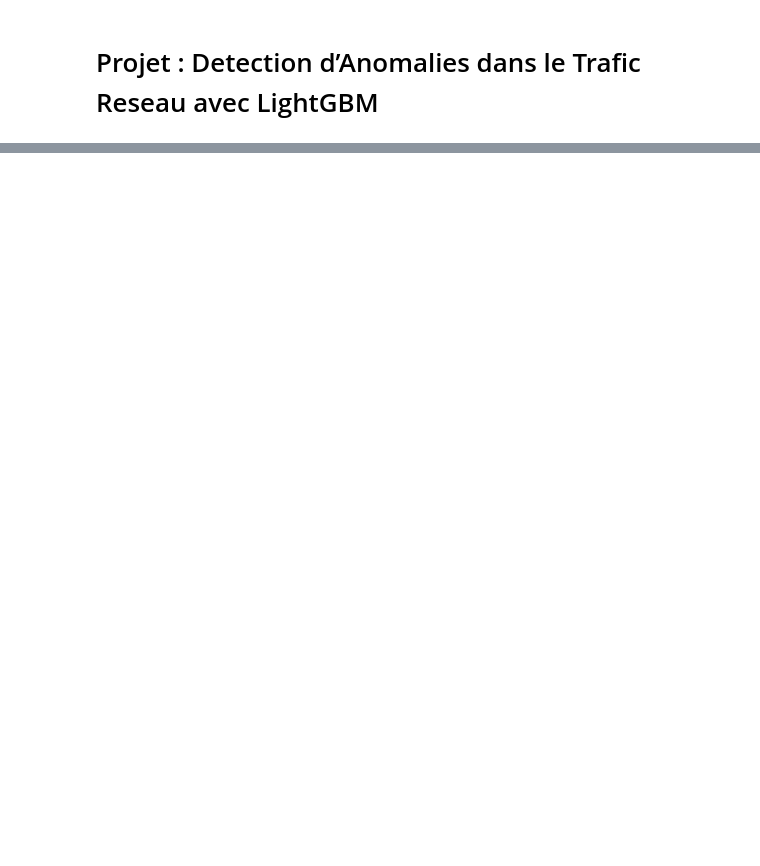
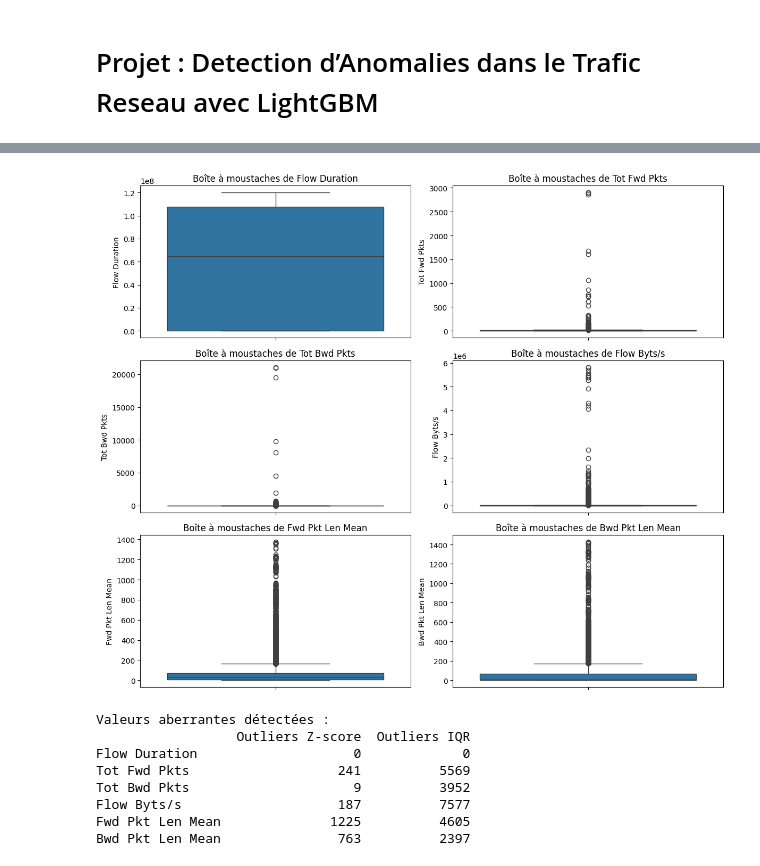
Before and after one commit to Ibrahima-Ndao/lightgbm-anomaly-detection, a Jupyter notebook: detection_anomalies_lightgbm.ipynb, the cells around one changed output, grey strips where cells are left out. Drawn from its saved outputs; the diff is of its cells as text; code cells hidden in the pictures; blank space fills up the shorter version.

```diff
--- a/detection_anomalies_lightgbm.ipynb
+++ b/detection_anomalies_lightgbm.ipynb
@@ -64,0 +86,53 @@ max    1.670453e+15  1.670453e+15
+# %%
+# **4. Détection des valeurs aberrantes avec boîtes à moustaches**
+fig, axes = plt.subplots(3, 2, figsize=(12, 10))
+
+sns.boxplot(y=df['Flow Duration'], ax=axes[0, 0])
+axes[0, 0].set_title('Boîte à moustaches de Flow Duration')
+
+sns.boxplot(y=df['Tot Fwd Pkts'], ax=axes[0, 1])
+axes[0, 1].set_title('Boîte à moustaches de Tot Fwd Pkts')
+
+sns.boxplot(y=df['Tot Bwd Pkts'], ax=axes[1, 0])
+axes[1, 0].set_title('Boîte à moustaches de Tot Bwd Pkts')
+
+sns.boxplot(y=df['Flow Byts/s'], ax=axes[1, 1])
+axes[1, 1].set_title('Boîte à moustaches de Flow Byts/s')
+
+sns.boxplot(y=df['Fwd Pkt Len Mean'], ax=axes[2, 0])
+axes[2, 0].set_title('Boîte à moustaches de Fwd Pkt Len Mean')
+
+sns.boxplot(y=df['Bwd Pkt Len Mean'], ax=axes[2, 1])
+axes[2, 1].set_title('Boîte à moustaches de Bwd Pkt Len Mean')
+
+plt.tight_layout()
+plt.show()
+
+# **4. Détection des valeurs aberrantes avec Z-score et IQR**
+num_cols = ['Flow Duration', 'Tot Fwd Pkts', 'Tot Bwd Pkts', 'Flow Byts/s', 'Fwd Pkt Len Mean', 'Bwd Pkt Len Mean']
+z_scores = df[num_cols].apply(zscore)
+
+# Seuil de détection des valeurs aberrantes (Z-score > 3 ou < -3)
+outliers_zscore = (z_scores.abs() > 3).sum()
+
+# Détection des valeurs aberrantes avec IQR
+Q1 = df[num_cols].quantile(0.25)
+Q3 = df[num_cols].quantile(0.75)
+IQR = Q3 - Q1
+
+outliers_iqr = ((df[num_cols] < (Q1 - 1.5 * IQR)) | (df[num_cols] > (Q3 + 1.5 * IQR))).sum()
+
+# Résumé des valeurs aberrantes
+outliers_summary = pd.DataFrame({'Outliers Z-score': outliers_zscore, 'Outliers IQR': outliers_iqr})
+print("\nValeurs aberrantes détectées :")
+print(outliers_summary)
+# %% [output]
+[figure, added]
+Valeurs aberrantes détectées :
+                  Outliers Z-score  Outliers IQR
+Flow Duration                    0             0
+Tot Fwd Pkts                   241          5569
+Tot Bwd Pkts                     9          3952
+Flow Byts/s                    187          7577
+Fwd Pkt Len Mean              1225          4605
+Bwd Pkt Len Mean               763          2397
```
Also changed, not shown: parts of 15 cells of this notebook.
